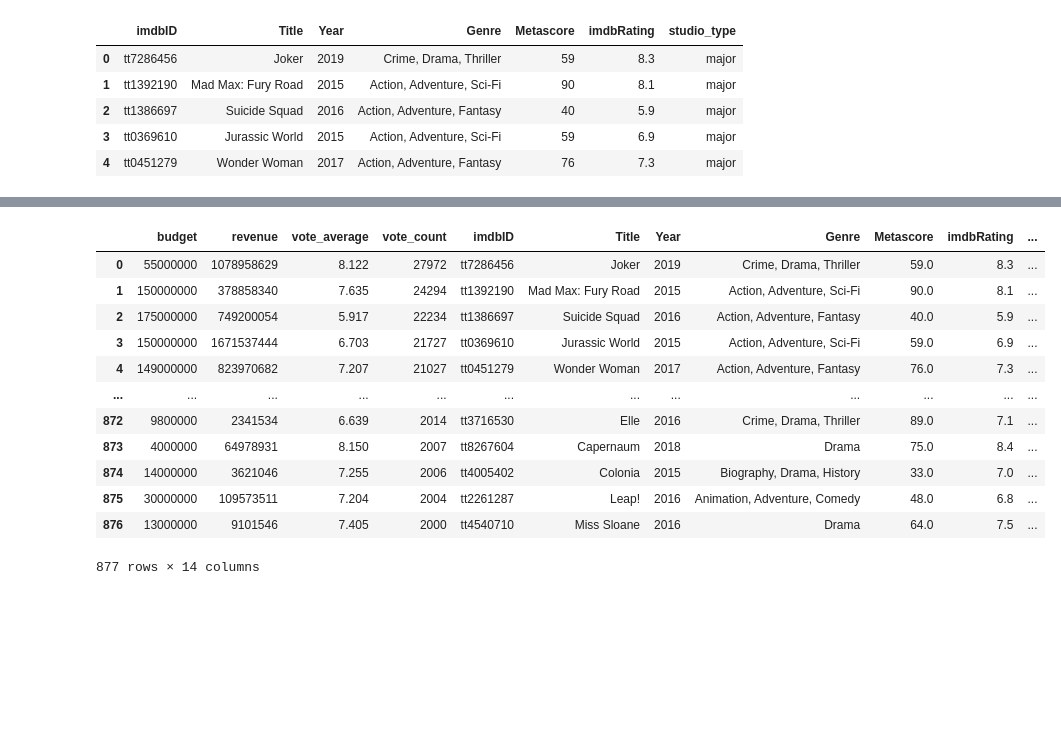
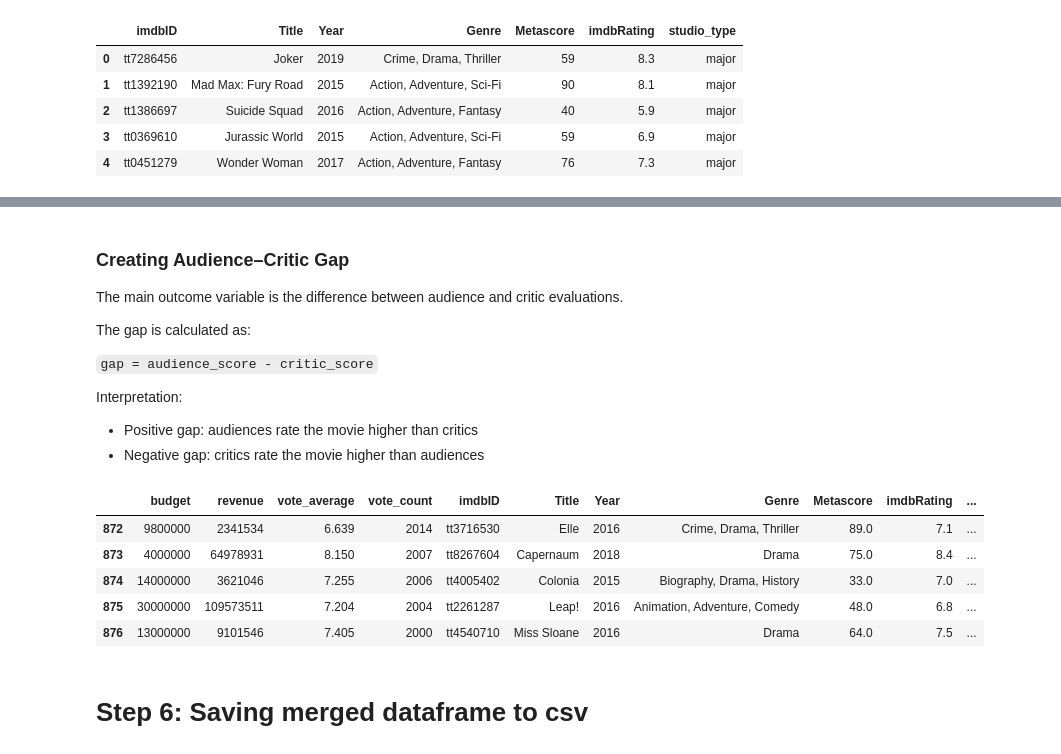
Before and after one commit to Emilyzh-glitch/ME204-final-project, a Jupyter notebook: notebooks/NB02b-Data-Transformation.ipynb, the cells around one changed output, grey strips where cells are left out. Drawn from its saved outputs; the diff is of its cells as text; code cells hidden in the pictures; blank space fills up the shorter version.

```diff
--- a/notebooks/NB02b-Data-Transformation.ipynb
+++ b/notebooks/NB02b-Data-Transformation.ipynb
@@ -142,19 +161,28 @@ merged_df
+# %% [markdown]
+### Creating Audience–Critic Gap
+
+The main outcome variable is the difference between audience and critic evaluations.
+
+The gap is calculated as:
+
+`gap = audience_score - critic_score`
+
+Interpretation:
+
+- Positive gap: audiences rate the movie higher than critics
+- Negative gap: critics rate the movie higher than audiences
 # %%
 merged_df["gap"] = merged_df["audience_score"] - merged_df["metascore_10"]
-merged_df
+merged_df.head()
+merged_df.tail()
 # %% [output]
 |  | budget | revenue | vote_average | vote_count | imdbID | Title | Year | Genre | Metascore | imdbRating | ... |
-| 0 | 55000000 | 1078958629 | 8.122 | 27972 | tt7286456 | Joker | 2019 | Crime, Drama, Thriller | 59.0 | 8.3 | ... |
-| 1 | 150000000 | 378858340 | 7.635 | 24294 | tt1392190 | Mad Max: Fury Road | 2015 | Action, Adventure, Sci-Fi | 90.0 | 8.1 | ... |
-| 2 | 175000000 | 749200054 | 5.917 | 22234 | tt1386697 | Suicide Squad | 2016 | Action, Adventure, Fantasy | 40.0 | 5.9 | ... |
-| 3 | 150000000 | 1671537444 | 6.703 | 21727 | tt0369610 | Jurassic World | 2015 | Action, Adventure, Sci-Fi | 59.0 | 6.9 | ... |
-| 4 | 149000000 | 823970682 | 7.207 | 21027 | tt0451279 | Wonder Woman | 2017 | Action, Adventure, Fantasy | 76.0 | 7.3 | ... |
-| ... | ... | ... | ... | ... | ... | ... | ... | ... | ... | ... | ... |
 | 872 | 9800000 | 2341534 | 6.639 | 2014 | tt3716530 | Elle | 2016 | Crime, Drama, Thriller | 89.0 | 7.1 | ... |
 | 873 | 4000000 | 64978931 | 8.150 | 2007 | tt8267604 | Capernaum | 2018 | Drama | 75.0 | 8.4 | ... |
 | 874 | 14000000 | 3621046 | 7.255 | 2006 | tt4005402 | Colonia | 2015 | Biography, Drama, History | 33.0 | 7.0 | ... |
 | 875 | 30000000 | 109573511 | 7.204 | 2004 | tt2261287 | Leap! | 2016 | Animation, Adventure, Comedy | 48.0 | 6.8 | ... |
 | 876 | 13000000 | 9101546 | 7.405 | 2000 | tt4540710 | Miss Sloane | 2016 | Drama | 64.0 | 7.5 | ... |
-877 rows × 14 columns
+# %% [markdown]
+# Step 6: Saving merged dataframe to csv
 # %%
 merged_df.to_csv("../data/processed/movies_clean.csv", index=False)
```
Also changed, not shown: parts of 15 cells of this notebook, 1 other file.
